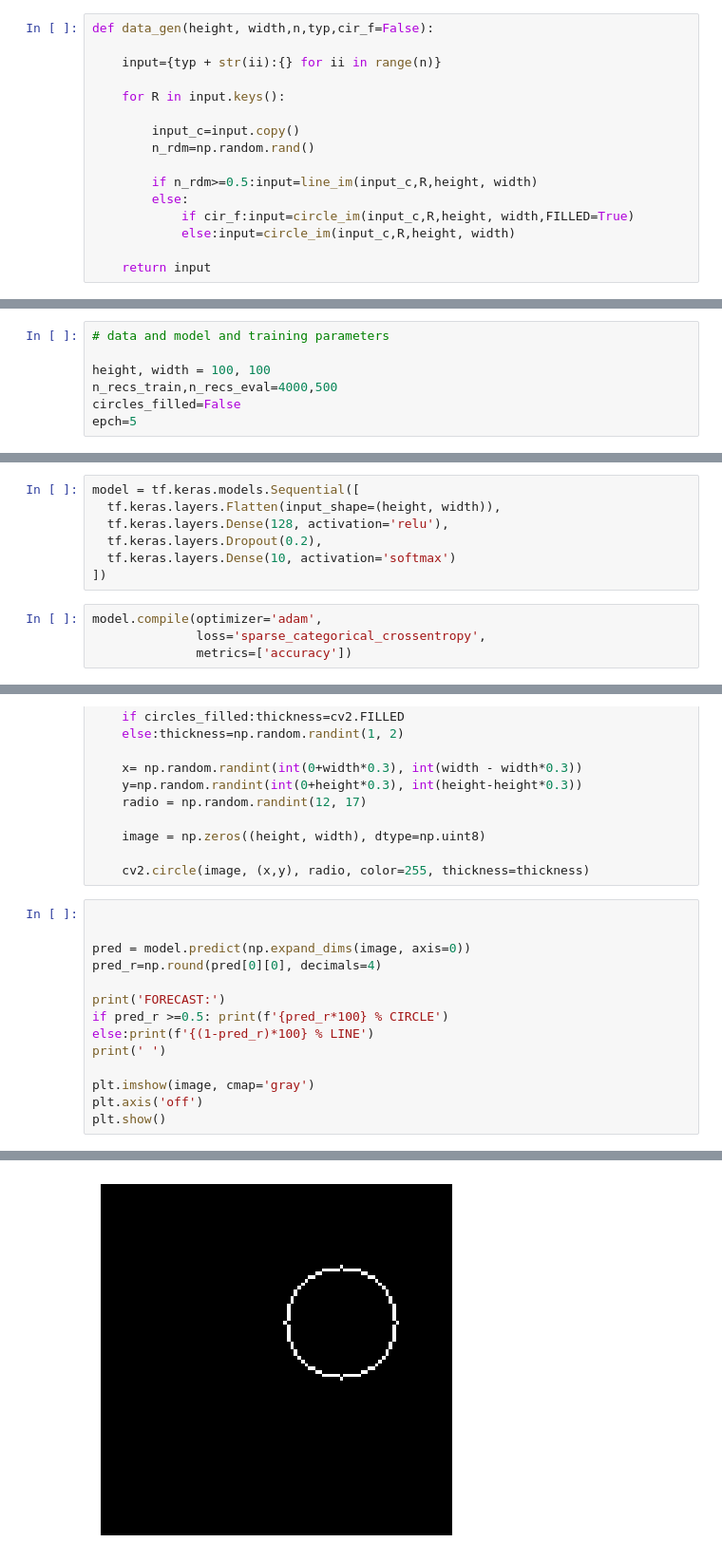
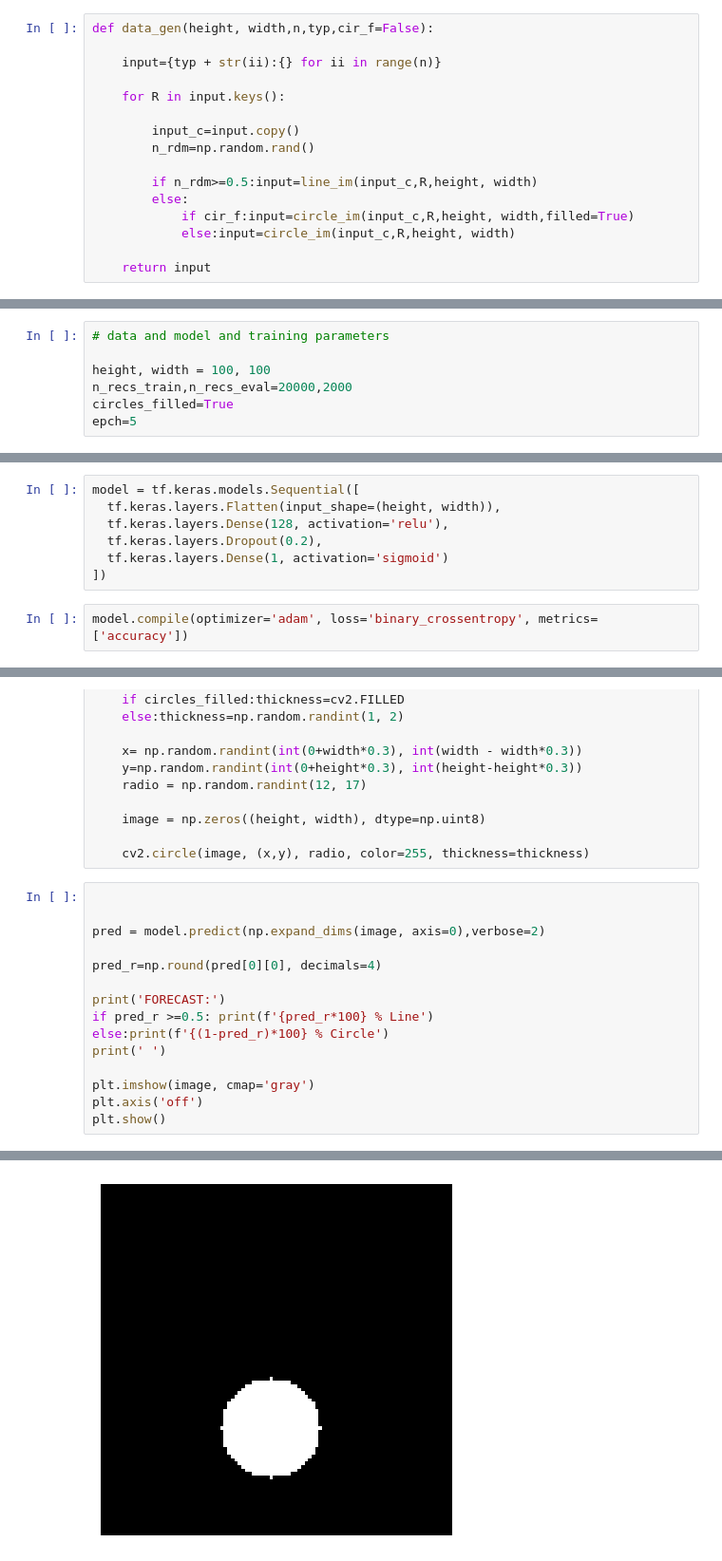
Before and after one commit to DanPinGar/python-machine-learning, a Jupyter notebook: emboendo_ML/image_generator_I.ipynb, the cells around one changed output, grey strips where cells are left out. Shown at 95% size. Saved outputs shown, nothing was run; the diff lists cells and outputs as text.

```diff
--- a/emboendo_ML/image_generator_I.ipynb
+++ b/emboendo_ML/image_generator_I.ipynb
@@ -59,7 +59,7 @@ def data_gen(height, width,n,typ,cir_f=False):
 
         if n_rdm>=0.5:input=line_im(input_c,R,height, width)
         else:
-            if cir_f:input=circle_im(input_c,R,height, width,FILLED=True)
+            if cir_f:input=circle_im(input_c,R,height, width,filled=True)
             else:input=circle_im(input_c,R,height, width)
 
     return input
@@ -69,8 +69,8 @@ def data_gen(height, width,n,typ,cir_f=False):
 # data and model and training parameters
 
 height, width = 100, 100
-n_recs_train,n_recs_eval=4000,500
-circles_filled=False
+n_recs_train,n_recs_eval=20000,2000
+circles_filled=True
 epch=5
 # %%
 #input_d, eval_d
@@ -164,12 +164,10 @@ model = tf.keras.models.Sequential([
   tf.keras.layers.Flatten(input_shape=(height, width)),
   tf.keras.layers.Dense(128, activation='relu'),
   tf.keras.layers.Dropout(0.2),
-  tf.keras.layers.Dense(10, activation='softmax')
+  tf.keras.layers.Dense(1, activation='sigmoid')
 ])
 # %%
-model.compile(optimizer='adam',
-              loss='sparse_categorical_crossentropy',
-              metrics=['accuracy'])
+model.compile(optimizer='adam', loss='binary_crossentropy', metrics=['accuracy'])
 # %%
 model.fit(X_train, Y_train, epochs=epch)
 # %% [output]
@@ -226,12 +224,13 @@ else:
 # %%
 
 
-pred = model.predict(np.expand_dims(image, axis=0))
+pred = model.predict(np.expand_dims(image, axis=0),verbose=2)
+
 pred_r=np.round(pred[0][0], decimals=4)
 
 print('FORECAST:')
-if pred_r >=0.5: print(f'{pred_r*100} % CIRCLE')
-else:print(f'{(1-pred_r)*100} % LINE')
+if pred_r >=0.5: print(f'{pred_r*100} % Line')
+else:print(f'{(1-pred_r)*100} % Circle')
 print(' ')
 
 plt.imshow(image, cmap='gray')
@@ -244 +243 @@ FORECAST:
-[figure, old version]
+[figure, new version]
```
Also changed, not shown: parts of 7 cells of this notebook, 5 other files.
